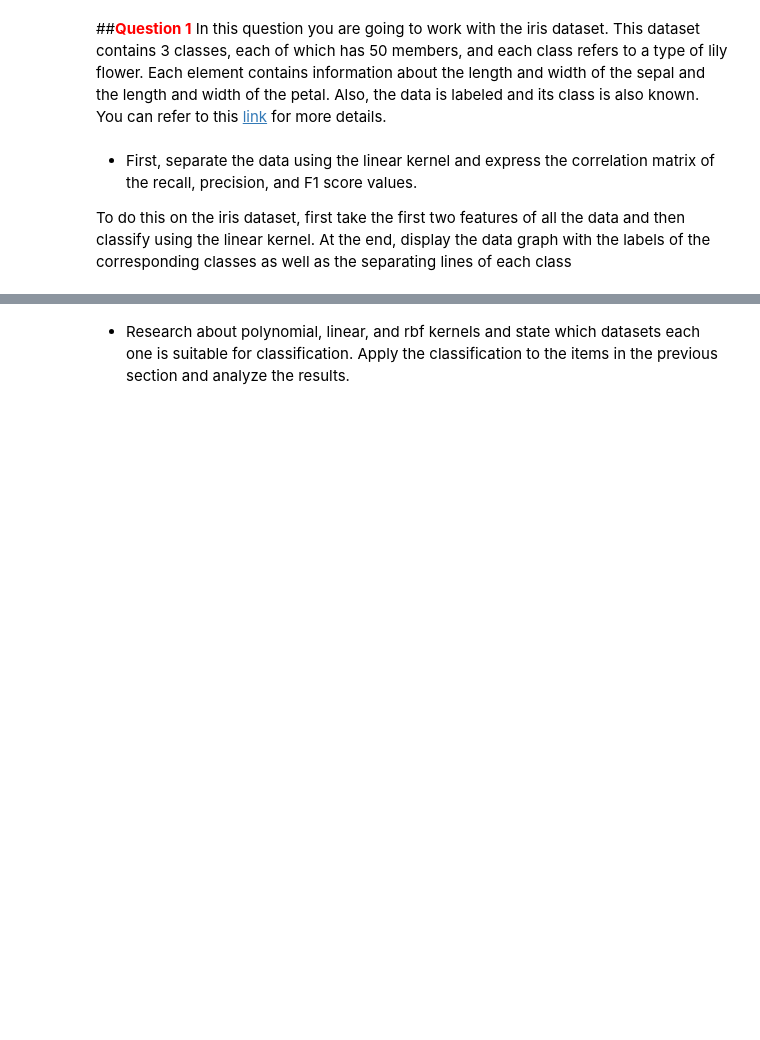
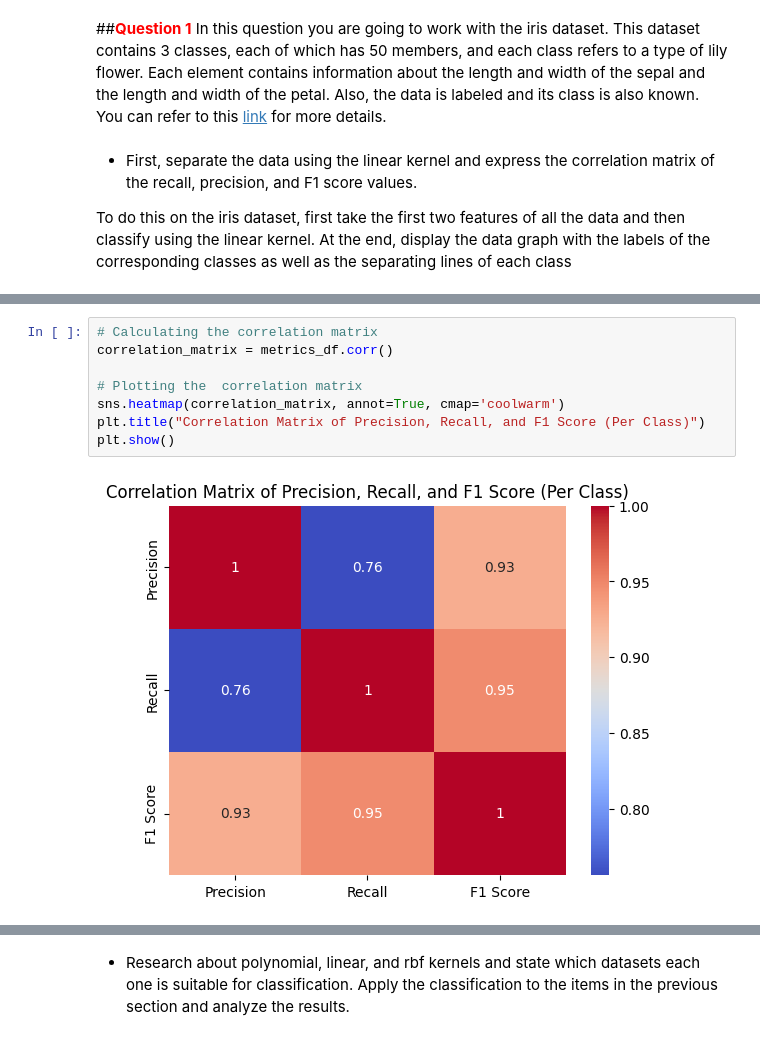
Before and after one commit to peyman886/Machine_Learning, a Jupyter notebook: Bahrak 1402-1/HomeWork/HW04/Machine_Learning_HW04.ipynb, the cells around one changed output, grey strips where cells are left out. Saved outputs shown, nothing was run; the diff lists cells and outputs as text; blank space fills up the shorter version.

```diff
--- a/Bahrak 1402-1/HomeWork/HW04/Machine_Learning_HW04.ipynb
+++ b/Bahrak 1402-1/HomeWork/HW04/Machine_Learning_HW04.ipynb
@@ -55,0 +101,10 @@ from sklearn.model_selection import train_test_split, GridSearchCV
+# %%
+# Calculating the correlation matrix
+correlation_matrix = metrics_df.corr()
+
+# Plotting the  correlation matrix
+sns.heatmap(correlation_matrix, annot=True, cmap='coolwarm')
+plt.title("Correlation Matrix of Precision, Recall, and F1 Score (Per Class)")
+plt.show()
+# %% [output]
+[figure, added]
```
Also changed, not shown: parts of 10 cells of this notebook.
